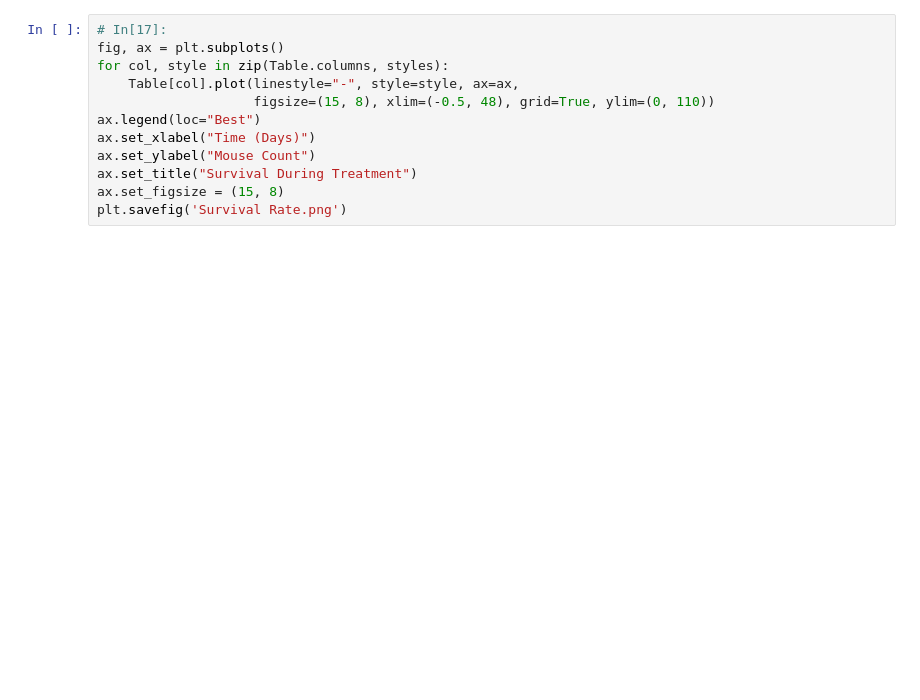
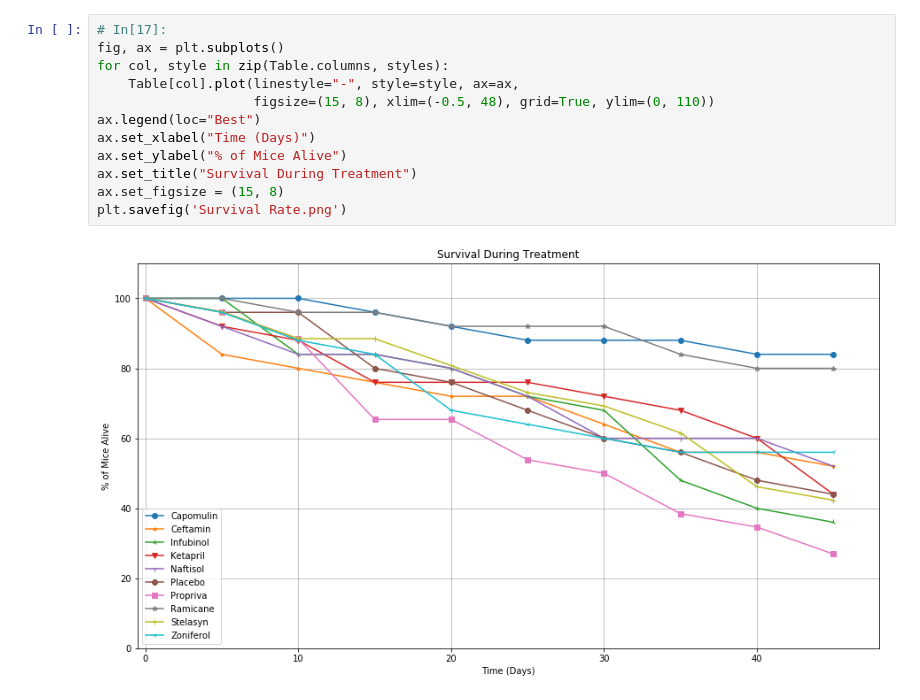
Before and after one commit to XaraRoy/Matplotlib-Homework, a Jupyter notebook: pymaceuticals.ipynb, the cells around one changed output. Saved outputs shown, nothing was run; the diff lists cells and outputs as text; blank space fills up the shorter version.

```diff
--- a/pymaceuticals.ipynb
+++ b/pymaceuticals.ipynb
@@ -105,14 +202,16 @@ Table.head()
 # %%
 # In[17]:
 fig, ax = plt.subplots()
 for col, style in zip(Table.columns, styles):
     Table[col].plot(linestyle="-", style=style, ax=ax,
                     figsize=(15, 8), xlim=(-0.5, 48), grid=True, ylim=(0, 110))
 ax.legend(loc="Best")
 ax.set_xlabel("Time (Days)")
-ax.set_ylabel("Mouse Count")
+ax.set_ylabel("% of Mice Alive")
 ax.set_title("Survival During Treatment")
 ax.set_figsize = (15, 8)
 plt.savefig('Survival Rate.png')
+# %% [output]
+[figure, added]
 # %%
 # Calculate the percent changes for each drug
```
Also changed, not shown: parts of 15 cells of this notebook, 1 other file.
